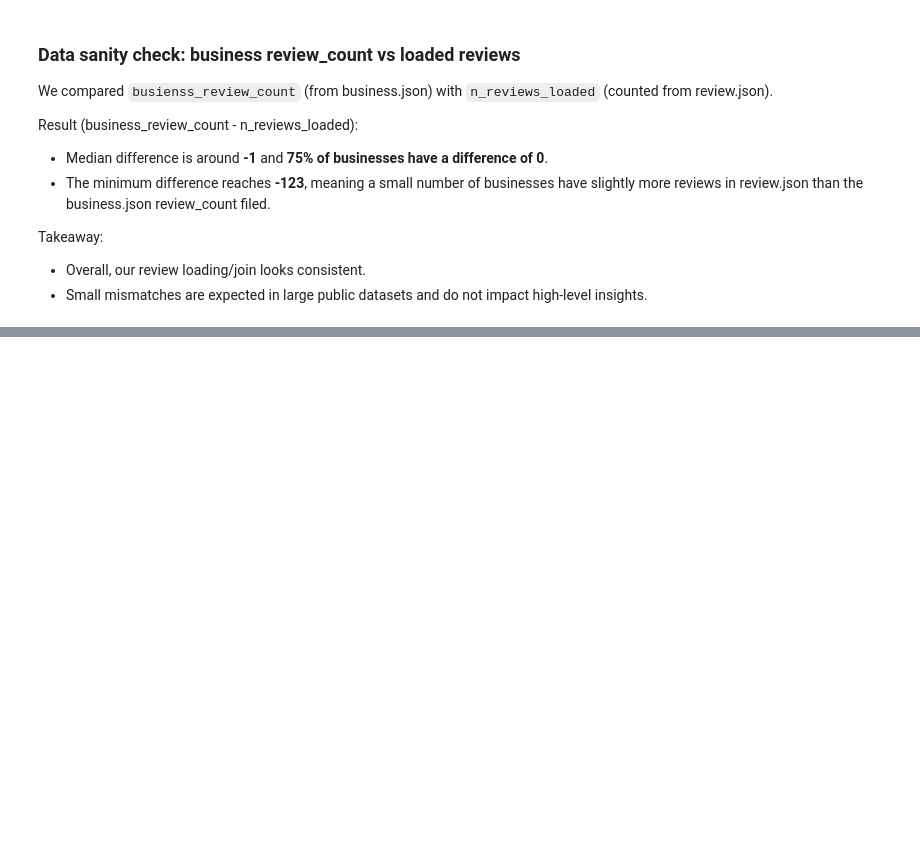
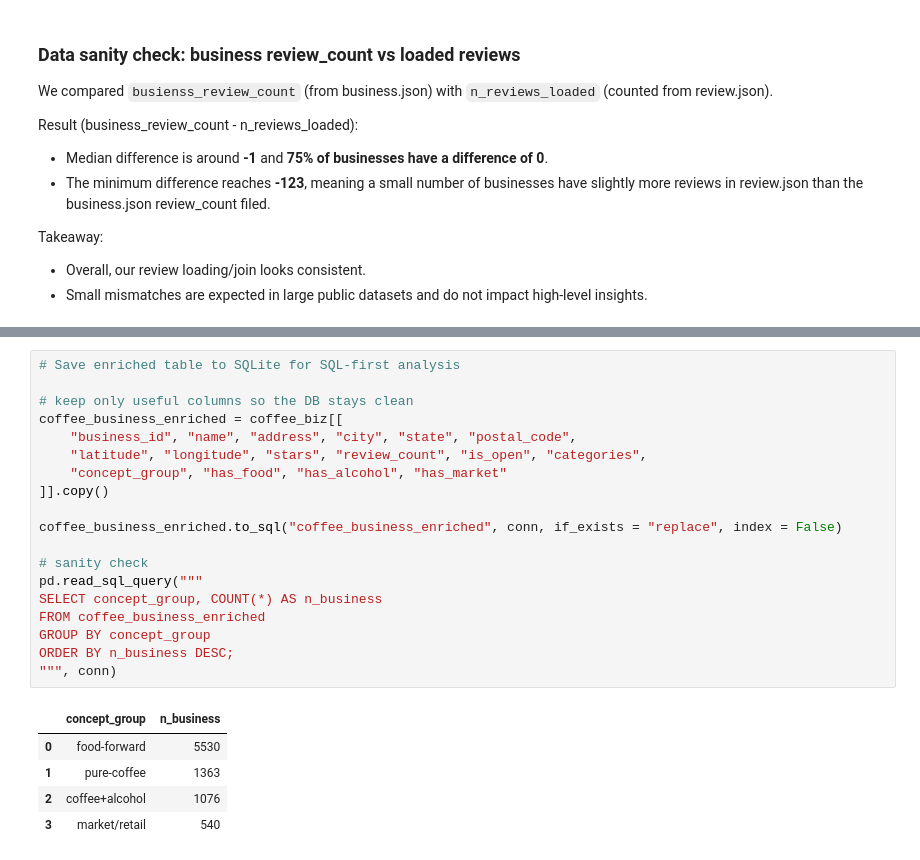
Before and after one commit to nancy1404/Coffeeking-Yelp, a Jupyter notebook: notebooks/02_build_sqlite_db.ipynb, the cells around one changed output, grey strips where cells are left out. Cells and saved outputs as stored; diff of their text form; blank space fills up the shorter version.

```diff
--- a/notebooks/02_build_sqlite_db.ipynb
+++ b/notebooks/02_build_sqlite_db.ipynb
@@ -380,0 +423,25 @@ Takeaway:
+# %%
+# Save enriched table to SQLite for SQL-first analysis
+
+# keep only useful columns so the DB stays clean
+coffee_business_enriched = coffee_biz[[
+    "business_id", "name", "address", "city", "state", "postal_code",
+    "latitude", "longitude", "stars", "review_count", "is_open", "categories",
+    "concept_group", "has_food", "has_alcohol", "has_market"
+]].copy()
+
+coffee_business_enriched.to_sql("coffee_business_enriched", conn, if_exists = "replace", index = False)
+
+# sanity check
+pd.read_sql_query("""
+SELECT concept_group, COUNT(*) AS n_business
+FROM coffee_business_enriched
+GROUP BY concept_group
+ORDER BY n_business DESC;
+""", conn)
+# %% [output]
+|  | concept_group | n_business |
+| 0 | food-forward | 5530 |
+| 1 | pure-coffee | 1363 |
+| 2 | coffee+alcohol | 1076 |
+| 3 | market/retail | 540 |
```
Also changed, not shown: parts of 8 cells of this notebook.
